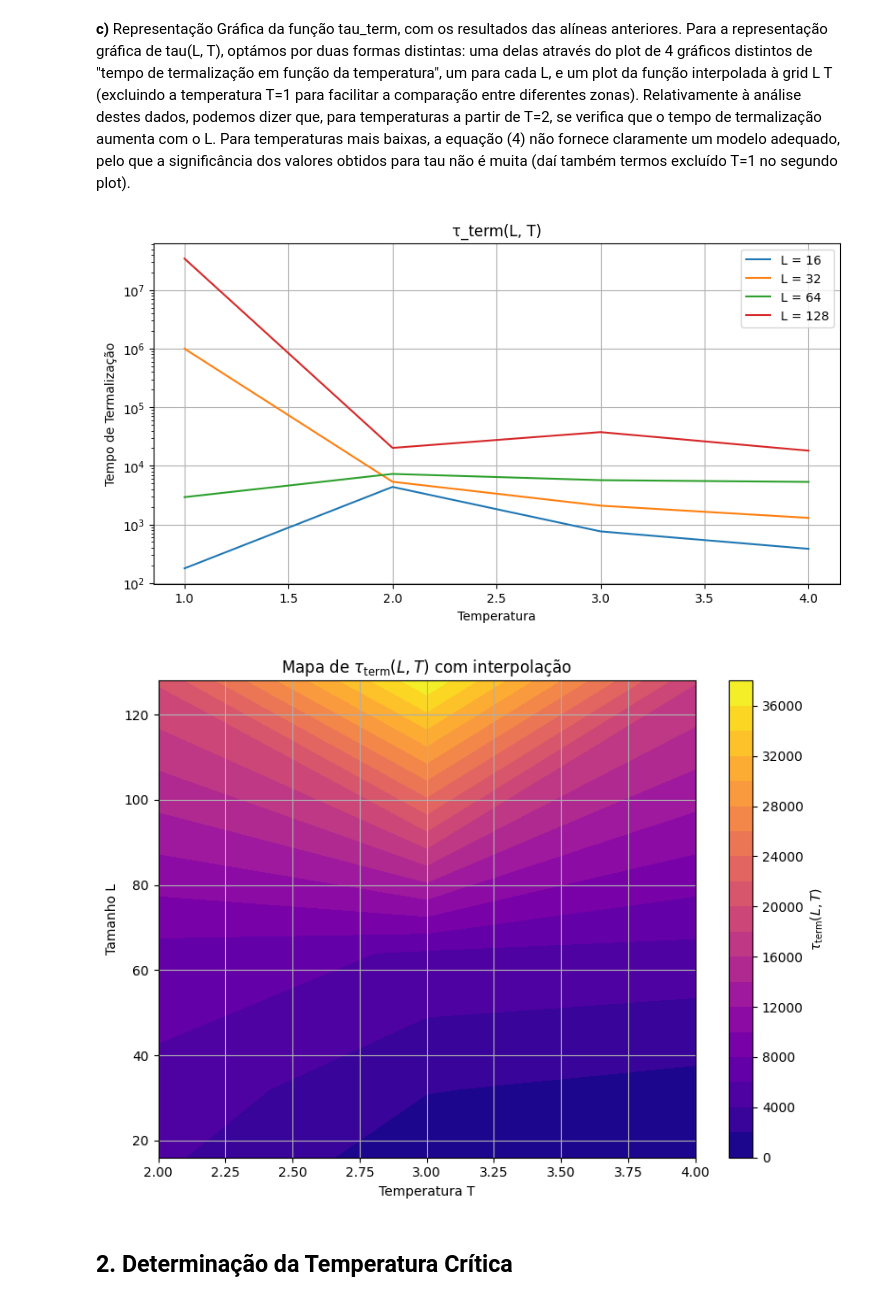
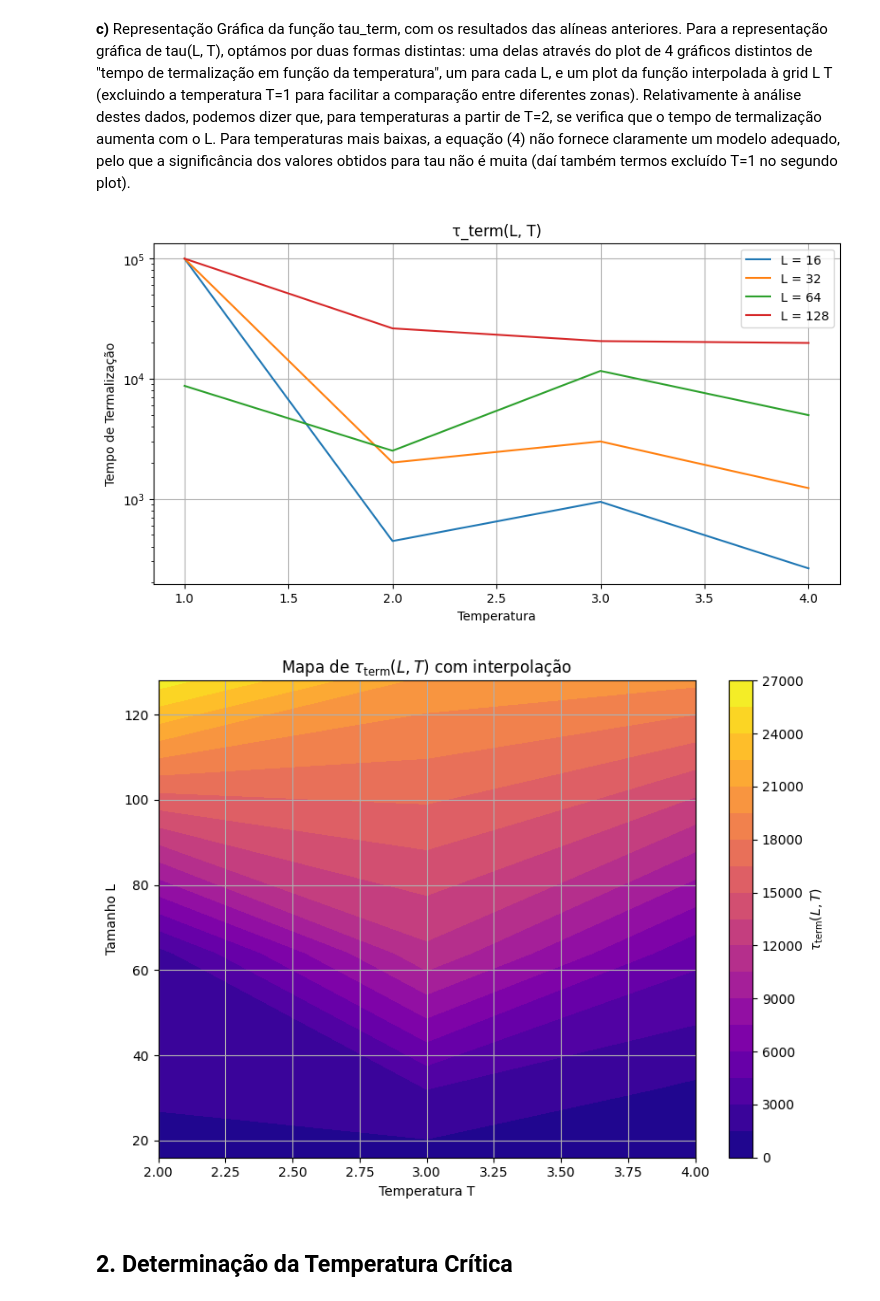
Before and after one commit to RafaelFernandesIST/FC_Grupo22, a Jupyter notebook: Projeto_1/projeto_1.ipynb, the cells around one changed output. Cells and saved outputs as stored; diff of their text form; code cells hidden in the pictures.

```diff
--- a/Projeto_1/projeto_1.ipynb
+++ b/Projeto_1/projeto_1.ipynb
@@ -145,7 +145,7 @@ def guesses_for_ef_and_tau(energy_vals, n_points):
     e0 = energy_vals[0]
 
     if e0 - ef_guess == 0: #(1)
-        return [ef_guess, 10**6]
+        return [ef_guess, 10**5]
 
     indices = np.random.choice(np.arange(1, len(energy_vals)), size=n_points, replace=False)
     taus = []
@@ -157,7 +157,7 @@ def guesses_for_ef_and_tau(energy_vals, n_points):
     if taus: #caso a lista seja não vazia
         return [ef_guess, np.mean(taus)]
     else:
-        return [ef_guess, 10**6]
+        return [ef_guess, 10**5]
 
 
 # Dicionário para guardar os parâmetros de ajuste
@@ -177,7 +177,7 @@ for i, L in enumerate(L_array):
         ef, tau = parameters
 
         # A chave (L,T) estará associada a um dicionário onde se guardam os valores ef e tau
-        fit_results[(L, T)] = {'ef': ef, 'tau': tau}
+        fit_results[(L, T)] = {'ef': ef, 'tau': min(100000, tau)}
 
 print("Resultados do ajuste (ef e tau):\n")
 for (L, T), params in fit_results.items():
@@ -209,36 +209,40 @@ L = 128, T = 4: ef = -0.77131, tau = 18163.72
 tau_array = np.array([[fit_results[l, t]['tau']  for t in T_array] for l in L_array])
 
 plt.figure(figsize=(10, 5))
 
 for i in range(len(L_array)):
     plt.plot(T_array, tau_array[i,], label=f'L = {L_array[i]}')
 
 plt.title(f'τ_term(L, T)')
 plt.yscale('log')
 plt.xlabel('Temperatura')
 plt.ylabel('Tempo de Termalização')
 plt.legend()
 plt.grid()
 plt.show()
 
+
+interp_tau = RegularGridInterpolator((L_array, T_array), tau_array, method='cubic')
+
+#Corrected Tau é apenas para visualização gráfico
 corrected_tau_array = np.array([[fit_results[l, t]['tau']  for t in T_array if t != 1] for l in L_array])
-interpolador_tau = RegularGridInterpolator((L_array, T_array[-3:]), corrected_tau_array, method='linear')
+corrected_interp_tau = RegularGridInterpolator((L_array, T_array[-3:]), corrected_tau_array, method='linear')
 
 # Representação gráfica (mapa de calor ou contorno)
 L_grid, T_grid = np.meshgrid(L_array, T_array[-3:], indexing='ij')
 
 plt.figure(figsize=(8, 6))
 cp = plt.contourf(T_grid, L_grid, corrected_tau_array, levels=20, cmap='plasma')
 plt.colorbar(cp, label=r'$\tau_{\mathrm{term}}(L,T)$')
 plt.xlabel('Temperatura T')
 plt.ylabel('Tamanho L')
 plt.title(r'Mapa de $\tau_{\mathrm{term}}(L, T)$ com interpolação')
 plt.grid(True)
 plt.tight_layout()
 plt.show()
 # %% [output]
-[figure, old version]
+[figure, new version]
-[figure, old version]
+[figure, new version]
 # %% [markdown]
 ## 2. Determinação da Temperatura Crítica
 # %% [markdown]
```
Also changed, not shown: parts of 8 cells of this notebook.
